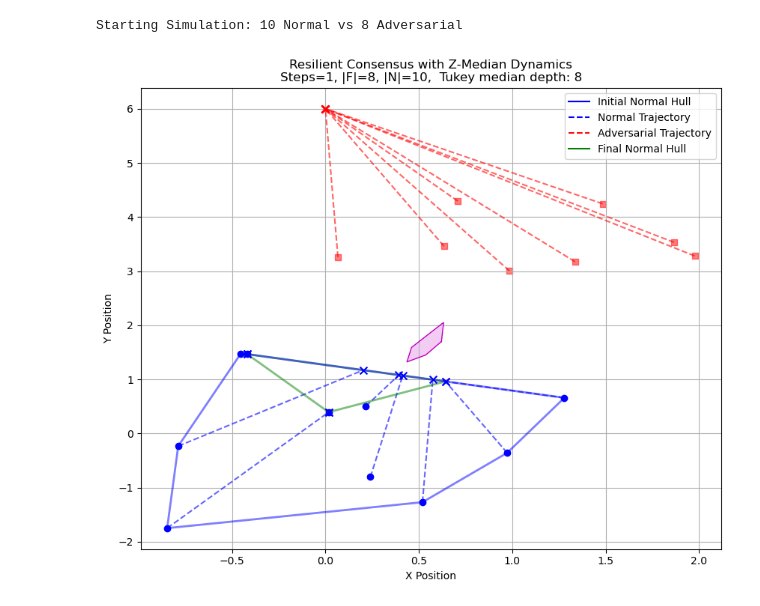
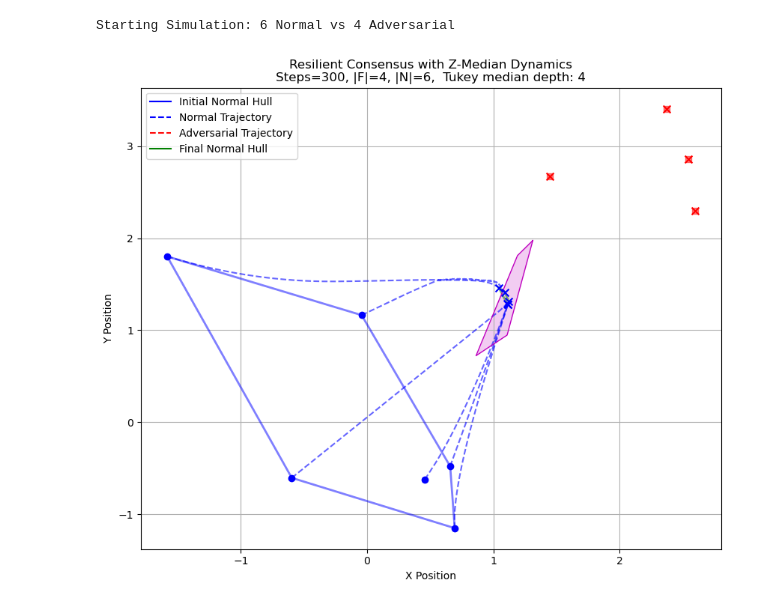
Before and after one commit to ChrisAshtonLee/Tukey, a Jupyter notebook: SelfTrust.ipynb, the cells around one changed output. Cells and saved outputs as stored; diff of their text form; code cells hidden in the pictures.

```diff
--- a/SelfTrust.ipynb
+++ b/SelfTrust.ipynb
@@ -792,12 +1175,12 @@ def ZBagPlot(X, i, ax=None, plot=True):
 # %%
-np.random.seed(52)
-NUM_STEPS = 1
-STEP_SIZE_HULL = 1
-STEP_SIZE = 1
+np.random.seed(86)
+NUM_STEPS = 300
+STEP_SIZE_HULL = .02
+STEP_SIZE = .01
 
 
-normal = 10
-adversarial =8
+normal = 6
+adversarial =4
 n = normal+adversarial
 #g1 = np.random.randn(int(normal/2), 2) *.8+np.array([-3,0])
 #g2  =np.random.randn(int(normal/2), 2) *.8+np.array([3,0])
@@ -806,7 +1189,7 @@ N_nodes = np.random.randn(normal, 2) *1
 #N_nodes = np.array(((-2,0),(0.5,0),(-1.5, 1),(3,-0.5),(1,0.3),(-1.5,.5)))
 normal = len(N_nodes)
 # Adversarial: 3 nodes starting slightly offset
-F_nodes = np.random.randn(adversarial, 2) * .6 + np.array([1, 3.5])
+F_nodes = np.random.randn(adversarial, 2) * .6 + np.array([2, 3])
 #F_nodes = np.array(((0,3.5),(1.2,4),(-.6,3)))
 adversarial = len(F_nodes)
 # Target for adversaries
@@ -842,8 +1225,9 @@ for t in range(NUM_STEPS):
        # else:
            # move = np.zeros(2)
         #next_F.append(pos + move)
-        next_F.append(pos+(adv_target[1]-pos)*STEP_SIZE)
-       # next_F = update_resilient_layers(current_F, all_positions, STEP_SIZE)
+        #next_F.append(pos+(adv_target[1]-pos)*STEP_SIZE)
+        next_F.append(pos)
+        # next_F = update_resilient_layers(current_F, all_positions, STEP_SIZE)
     # Store
     history_N.append(np.array(next_N))
     history_F.append(np.array(next_F))
@@ -869,32 +1253,32 @@ for i in range(history_F.shape[1]):
 X= np.vstack([history_N[0], history_F[0]])
 depth, poly = TukeyMed(X,False)
 # Annotations
 ax.set_title(f"Resilient Consensus with Z-Median Dynamics\nSteps={NUM_STEPS}, |F|={adversarial}, |N|={normal},  Tukey median depth: {depth}")
 ax.set_xlabel("X Position")
 ax.set_ylabel("Y Position")
 
 # Plot convex hull of final and initial normal positions
 
 if len(history_N[-1]) >= 3:
     hull = ConvexHull(history_N[-1])
     for simplex in hull.simplices:
         ax.plot(history_N[-1, simplex, 0], history_N[-1, simplex, 1], 'g-', linewidth=2, alpha=0.5)
     hull2 = ConvexHull(history_N[0])
     for simplex in hull2.simplices:
         ax.plot(history_N[0, simplex, 0], history_N[0, simplex, 1], 'b-', linewidth=2, alpha=0.5)
 # Legend dummy lines
 ax.plot([],[],'b-', label = 'Initial Normal Hull')
 ax.plot([],[], 'b--', label='Normal Trajectory')
 ax.plot([],[], 'r--', label='Adversarial Trajectory')
 ax.plot([],[], 'g-', label='Final Normal Hull')
 ax.legend()
 
 poly = np.vstack([poly, poly[0]])
 plt.plot(poly[:,0], poly[:,1], 'm-', linewidth=1)
 plt.fill(poly[:,0], poly[:,1], 'm', alpha=0.2)
 plt.savefig("Zmed_example_1.jpg")
 plt.grid(True)
 plt.show()
 # %% [output]
-Starting Simulation: 10 Normal vs 8 Adversarial
+Starting Simulation: 6 Normal vs 4 Adversarial
-[figure, old version]
+[figure, new version]
```
Also changed, not shown: parts of 15 cells of this notebook.
